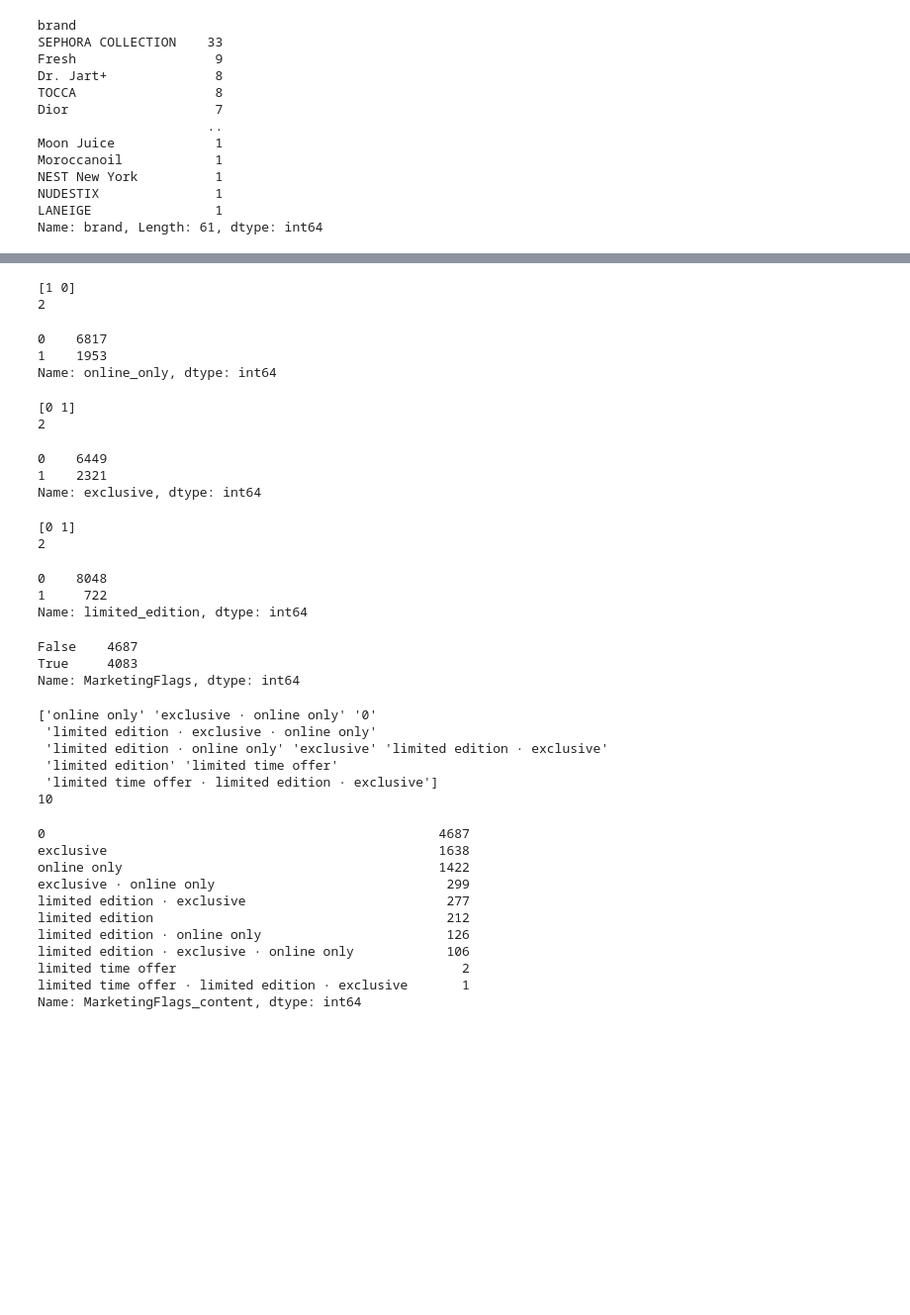
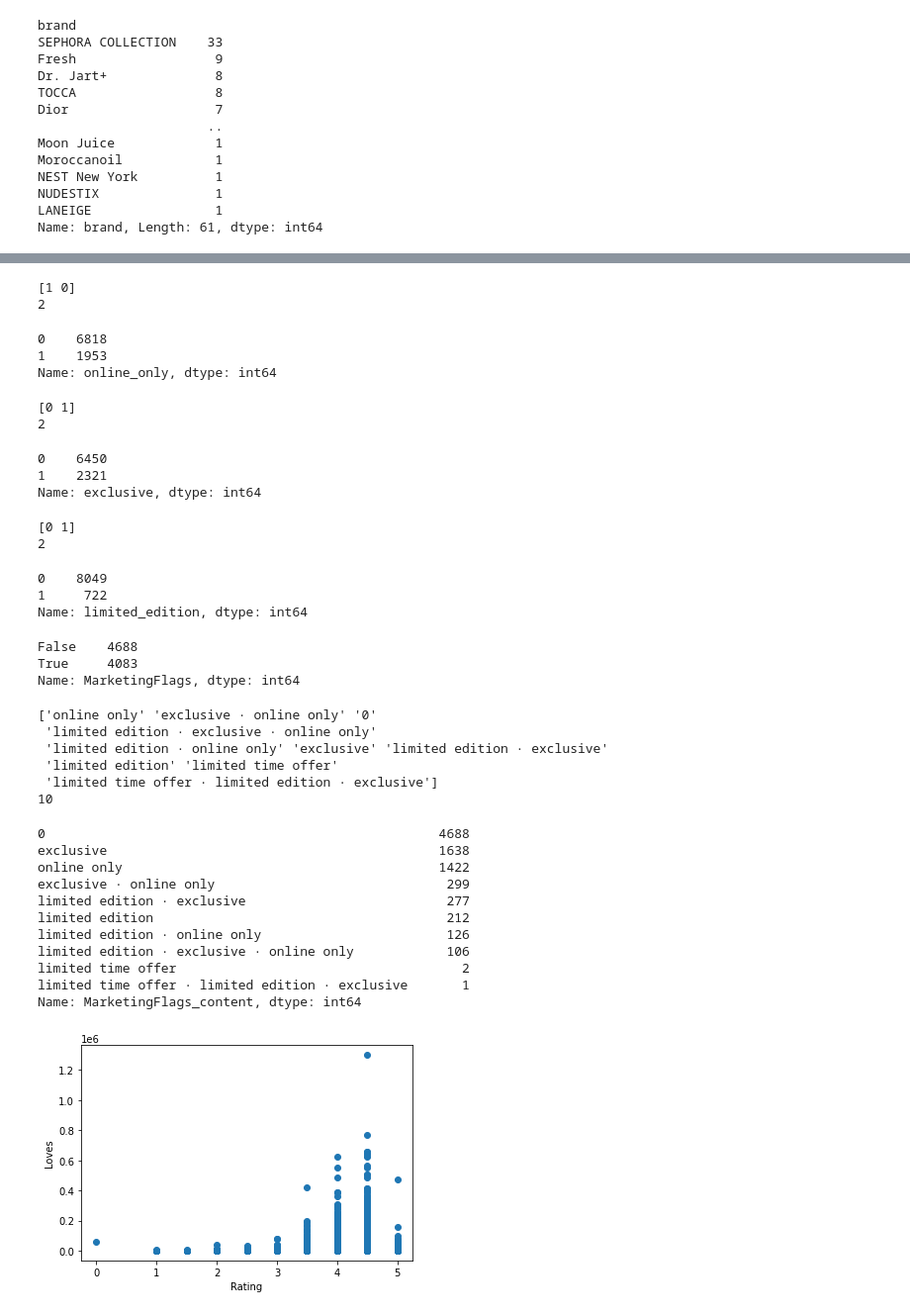
Before and after one commit to smjuni/Beauty_Habits, a Jupyter notebook: Sephora_Beauty_Habits.ipynb, the cells around one changed output, grey strips where cells are left out. Shown at 99% size. Saved outputs shown, nothing was run; the diff lists cells and outputs as text; code cells hidden in the pictures; blank space fills up the shorter version.

```diff
--- a/Sephora_Beauty_Habits.ipynb
+++ b/Sephora_Beauty_Habits.ipynb
@@ -425,0 +409,3 @@ helpful_df
+# %%
+helpful_df=helpful_reviews_df
+helpful_df
@@ -527,7 +524,7 @@ helpful_df["online_only"].value_counts()
 # %% [output]
 [1 0]
 2
-0    6817
+0    6818
 1    1953
 Name: online_only, dtype: int64
 # %%
@@ -538,7 +535,7 @@ helpful_df["exclusive"].value_counts()
 # %% [output]
 [0 1]
 2
-0    6449
+0    6450
 1    2321
 Name: exclusive, dtype: int64
 # %%
@@ -548,14 +545,14 @@ helpful_df["limited_edition"].value_counts()
 # %% [output]
 [0 1]
 2
-0    8048
+0    8049
 1     722
 Name: limited_edition, dtype: int64
 # %%
 #Which
 helpful_df["MarketingFlags"].value_counts()
 # %% [output]
-False    4687
+False    4688
 True     4083
 Name: MarketingFlags, dtype: int64
 # %%
@@ -569,7 +566,7 @@ helpful_df["MarketingFlags_content"].value_counts()
  'limited edition' 'limited time offer'
  'limited time offer · limited edition · exclusive']
 10
-0                                                   4687
+0                                                   4688
 exclusive                                           1638
 online only                                         1422
 exclusive · online only                              299
@@ -580,3 +577,10 @@ limited edition · exclusive · online only            106
 limited time offer                                     2
 limited time offer · limited edition · exclusive       1
 Name: MarketingFlags_content, dtype: int64
+# %%
+plt.scatter(helpful_df.rating, helpful_df.love)
+plt.xlabel('Rating')
+plt.ylabel('Loves')
+plt.show()
+# %% [output]
+[figure, added]
```
Also changed, not shown: parts of 16 cells of this notebook, 2 other files.
